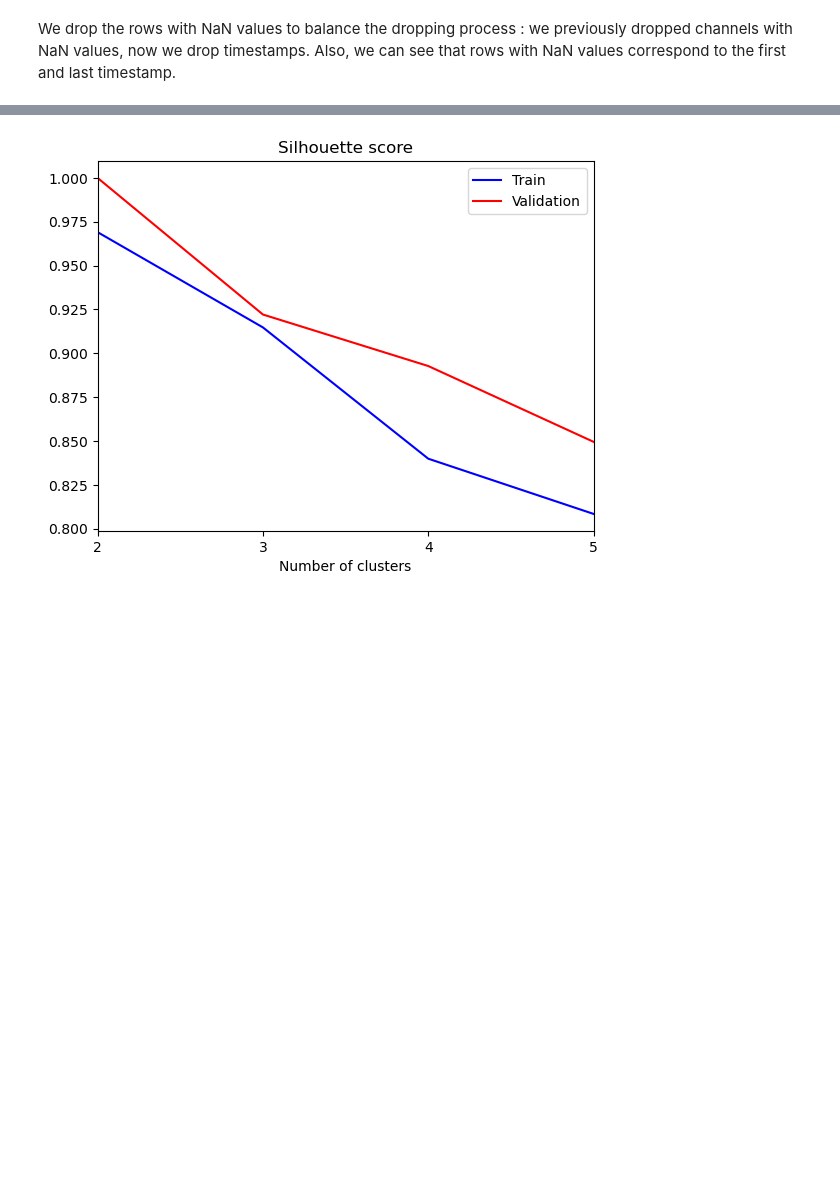
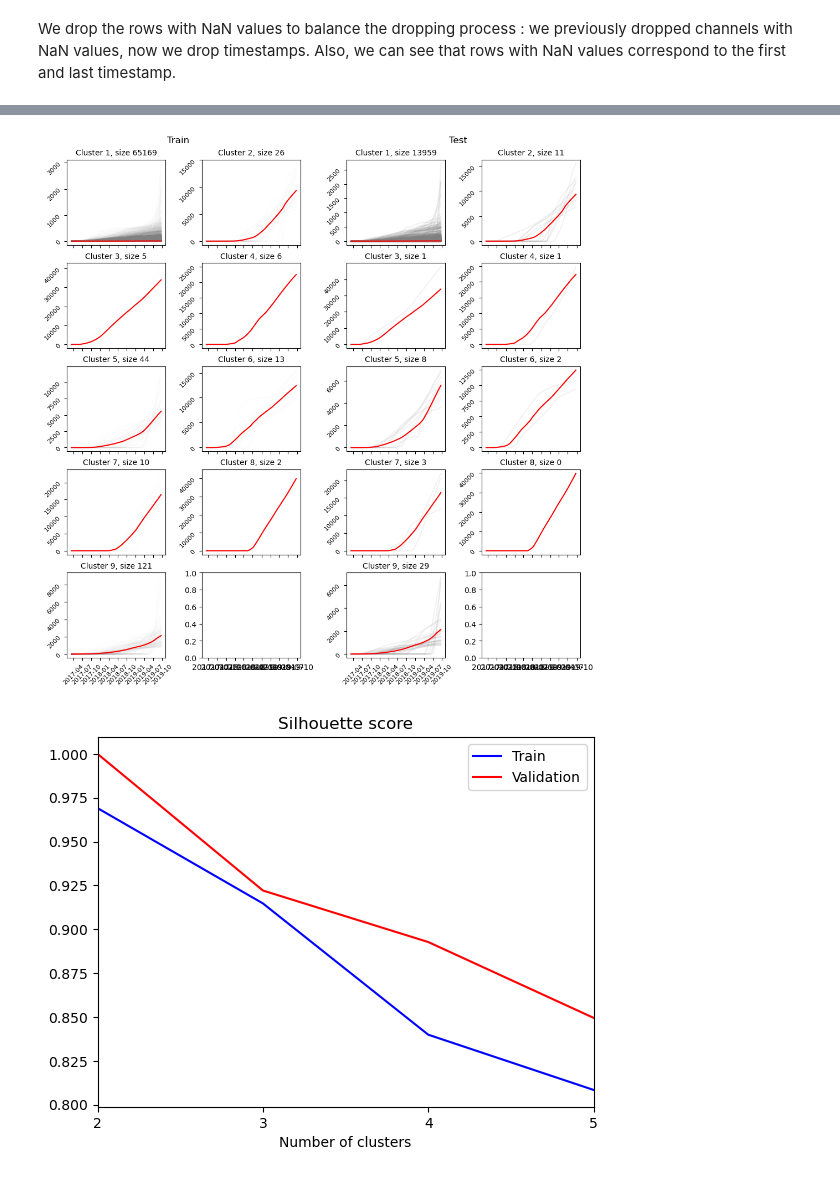
Before and after one commit to epfl-ada/ada-2022-project-pinacolada, a Jupyter notebook: notebook.ipynb, the cells around one changed output, grey strips where cells are left out. Cells and saved outputs as stored; diff of their text form; code cells hidden in the pictures; blank space fills up the shorter version.

```diff
--- a/notebook.ipynb
+++ b/notebook.ipynb
@@ -629,14 +669,16 @@ cross_validation(10,"km")
 # %%
-N_CLUSTERS = 6
+N_CLUSTERS = 9
 km = KMeans(n_clusters=N_CLUSTERS, random_state=0).fit(train)
 
 train_labelled = list(zip(km.labels_,train))
 
 predicted = km.predict(test)
 
 test_labelled = list(zip(predicted,test))
 
 km_show_clusters_with_series(train_labelled,test_labelled,km)
+# %% [output]
+[figure, added]
 # %%
 # BIRCH A FINIR
 # %%
```
Also changed, not shown: parts of 18 cells of this notebook.
